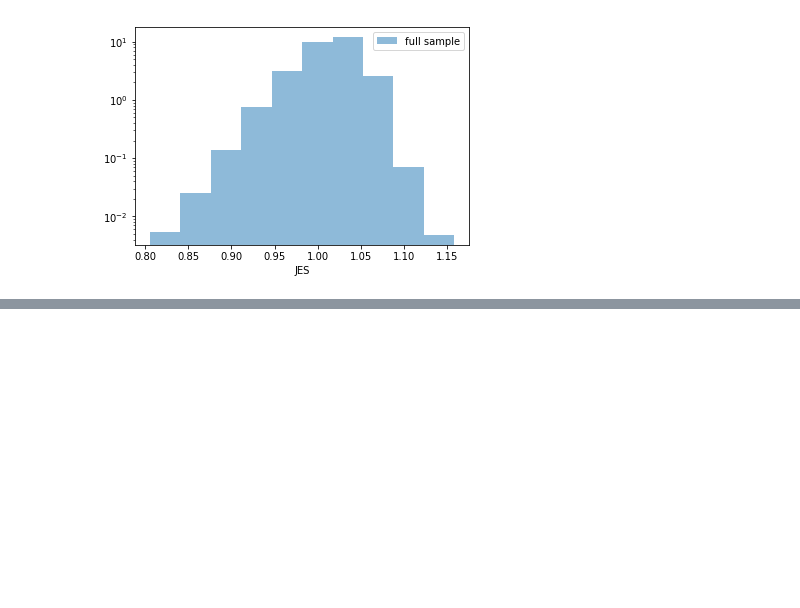
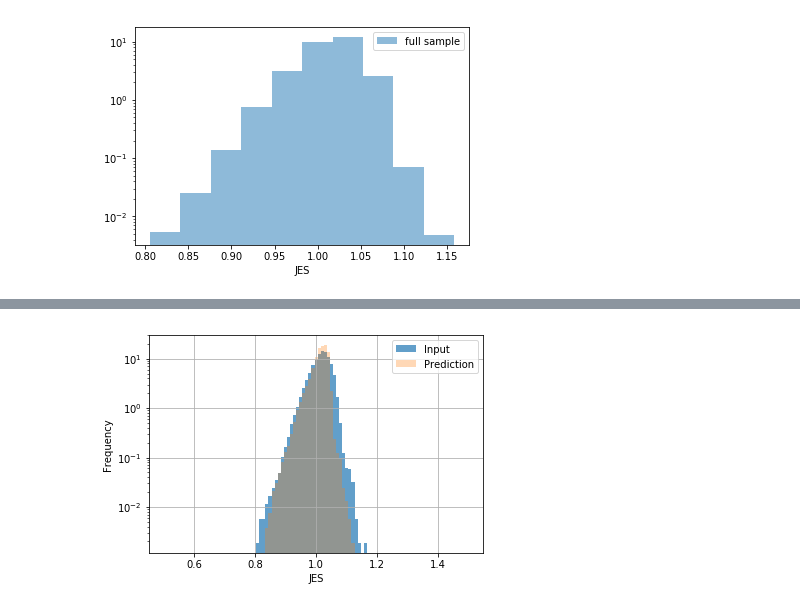
Before and after one commit to awhitbeck/scientific-python-hats, a Jupyter notebook: cms-open-data-ml/MLJEC_ak5Jets_crossCheck.ipynb, the cells around one changed output, grey strips where cells are left out. Cells and saved outputs as stored; diff of their text form; code cells hidden in the pictures; blank space fills up the shorter version.

```diff
--- a/cms-open-data-ml/MLJEC_ak5Jets_crossCheck.ipynb
+++ b/cms-open-data-ml/MLJEC_ak5Jets_crossCheck.ipynb
@@ -389,0 +411,13 @@ plot_JEC([(df_dict_jets['jet_jes'], p_train, 'Prediction on the training sample'
+# %%
+bins = np.linspace(0.5, 1.5, 100)
+plt.figure()
+plt.grid()
+plt.hist(df_dict_jets['jet_jes'], bins, label='Input', alpha=0.7, normed=True)
+plt.hist(p_train, bins, label='Prediction', alpha=0.3, normed=True)
+plt.xlabel('JES')
+plt.ylabel('Frequency')
+plt.yscale('log')
+plt.legend()
+plt.show()
+# %% [output]
+[figure, added]
```
Also changed, not shown: parts of 13 cells of this notebook, 1 other file.
